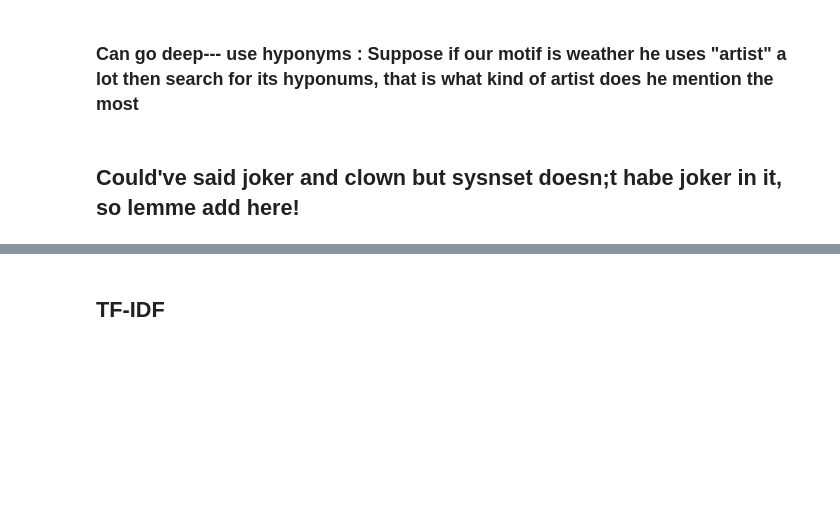
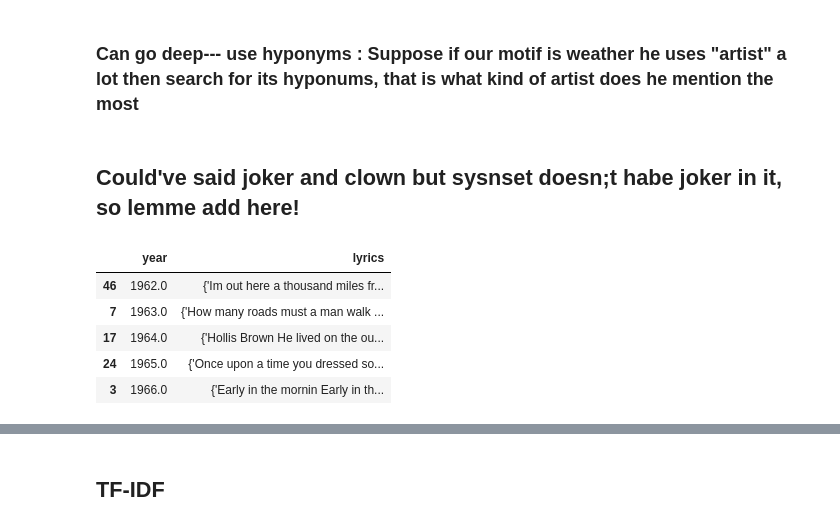
Before and after one commit to jatanjay/Song-and-Dance-Man-, a Jupyter notebook: SongandDanceMan.ipynb, the cells around one changed output, grey strips where cells are left out. Cells and saved outputs as stored; diff of their text form; code cells hidden in the pictures; blank space fills up the shorter version.

```diff
--- a/SongandDanceMan.ipynb
+++ b/SongandDanceMan.ipynb
@@ -559,0 +572,9 @@ lang :  {English, English, Siamese}
+# %%
+by_years.head()
+# %% [output]
+|  | year | lyrics |
+| 46 | 1962.0 | {'Im out here a thousand miles fr... |
+| 7 | 1963.0 | {'How many roads must a man walk ... |
+| 17 | 1964.0 | {'Hollis Brown He lived on the ou... |
+| 24 | 1965.0 | {'Once upon a time you dressed so... |
+| 3 | 1966.0 | {'Early in the mornin Early in th... |
```
Also changed, not shown: parts of 26 cells of this notebook.
